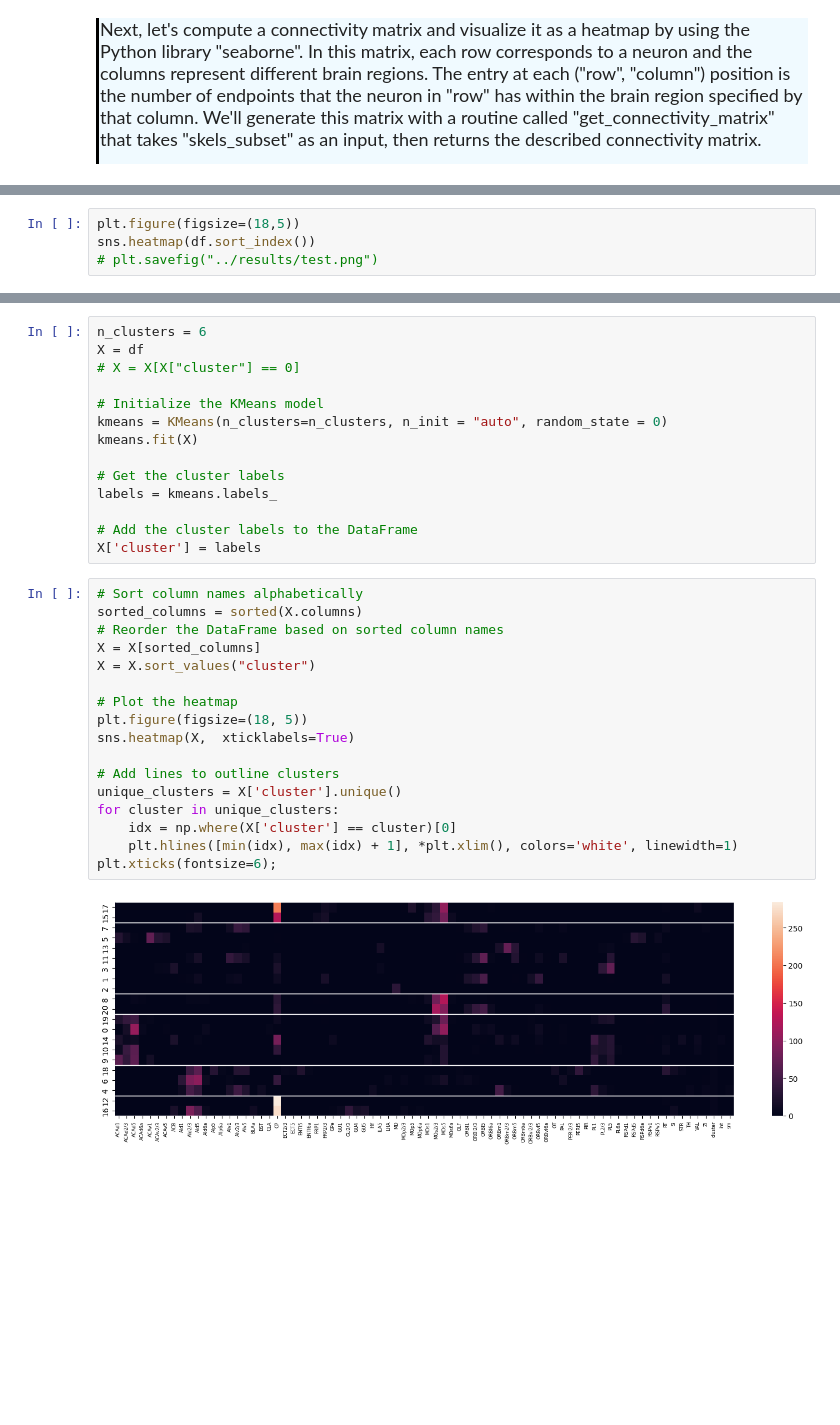
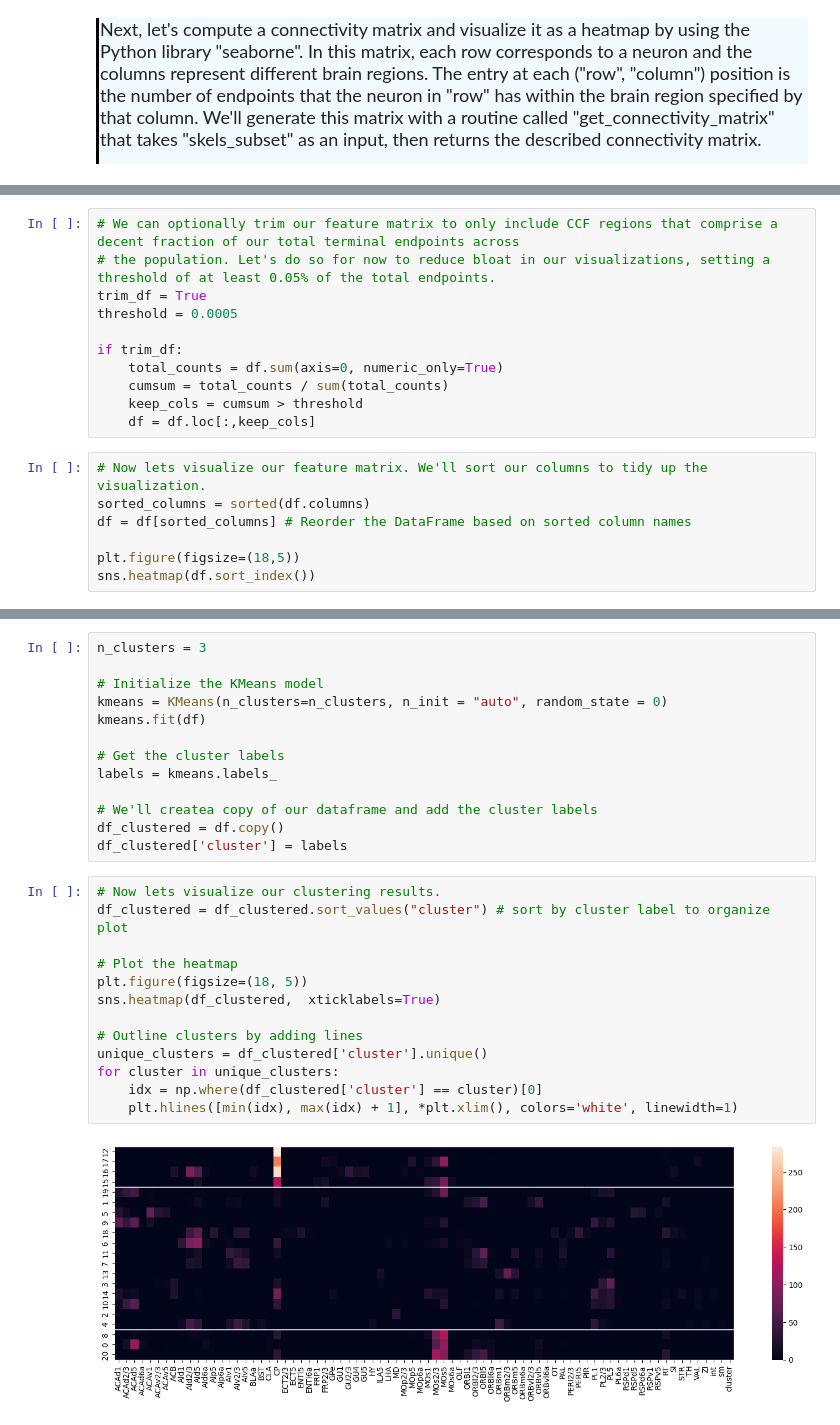
Before and after one commit to JEElsner/SWDB_2024_Anatomy, a Jupyter notebook: code/Notebook 1 - LM Connectivity.ipynb, the cells around one changed output, grey strips where cells are left out. Drawn from its saved outputs; the diff is of its cells as text; blank space fills up the shorter version.

```diff
--- a/code/Notebook 1 - LM Connectivity.ipynb
+++ b/code/Notebook 1 - LM Connectivity.ipynb
@@ -481,6 +506,20 @@ if trim_df:
+# %%
+# We can optionally trim our feature matrix to only include CCF regions that comprise a decent fraction of our total terminal endpoints across
+# the population. Let's do so for now to reduce bloat in our visualizations, setting a threshold of at least 0.05% of the total endpoints.
+trim_df = True
+threshold = 0.0005
+
+if trim_df:
+    total_counts = df.sum(axis=0, numeric_only=True)
+    cumsum = total_counts / sum(total_counts)
+    keep_cols = cumsum > threshold
+    df = df.loc[:,keep_cols]
 # %%
+# Now lets visualize our feature matrix. We'll sort our columns to tidy up the visualization.
+sorted_columns = sorted(df.columns)
+df = df[sorted_columns] # Reorder the DataFrame based on sorted column names
+
 plt.figure(figsize=(18,5))
 sns.heatmap(df.sort_index())
-# plt.savefig("../results/test.png")
 # %% [output]
 <Axes: >
@@ -488,34 +532,29 @@ sns.heatmap(df.sort_index())
 # %%
-n_clusters = 6
-X = df
-# X = X[X["cluster"] == 0]
+n_clusters = 3
 
 # Initialize the KMeans model
 kmeans = KMeans(n_clusters=n_clusters, n_init = "auto", random_state = 0)
-kmeans.fit(X)
+kmeans.fit(df)
 
 # Get the cluster labels
 labels = kmeans.labels_
 
-# Add the cluster labels to the DataFrame
-X['cluster'] = labels
+# We'll createa copy of our dataframe and add the cluster labels
+df_clustered = df.copy()
+df_clustered['cluster'] = labels
 # %%
-# Sort column names alphabetically
-sorted_columns = sorted(X.columns)
-# Reorder the DataFrame based on sorted column names
-X = X[sorted_columns]
-X = X.sort_values("cluster")
+# Now lets visualize our clustering results.
+df_clustered = df_clustered.sort_values("cluster") # sort by cluster label to organize plot
 
 # Plot the heatmap
 plt.figure(figsize=(18, 5))
-sns.heatmap(X,  xticklabels=True)
+sns.heatmap(df_clustered,  xticklabels=True)
 
-# Add lines to outline clusters
-unique_clusters = X['cluster'].unique()
+# Outline clusters by adding lines
+unique_clusters = df_clustered['cluster'].unique()
 for cluster in unique_clusters:
-    idx = np.where(X['cluster'] == cluster)[0]
+    idx = np.where(df_clustered['cluster'] == cluster)[0]
     plt.hlines([min(idx), max(idx) + 1], *plt.xlim(), colors='white', linewidth=1)
-plt.xticks(fontsize=6);
 # %% [output]
-[figure, old version]
+[figure, new version]
 # %%
```
Also changed, not shown: parts of 34 cells of this notebook.
